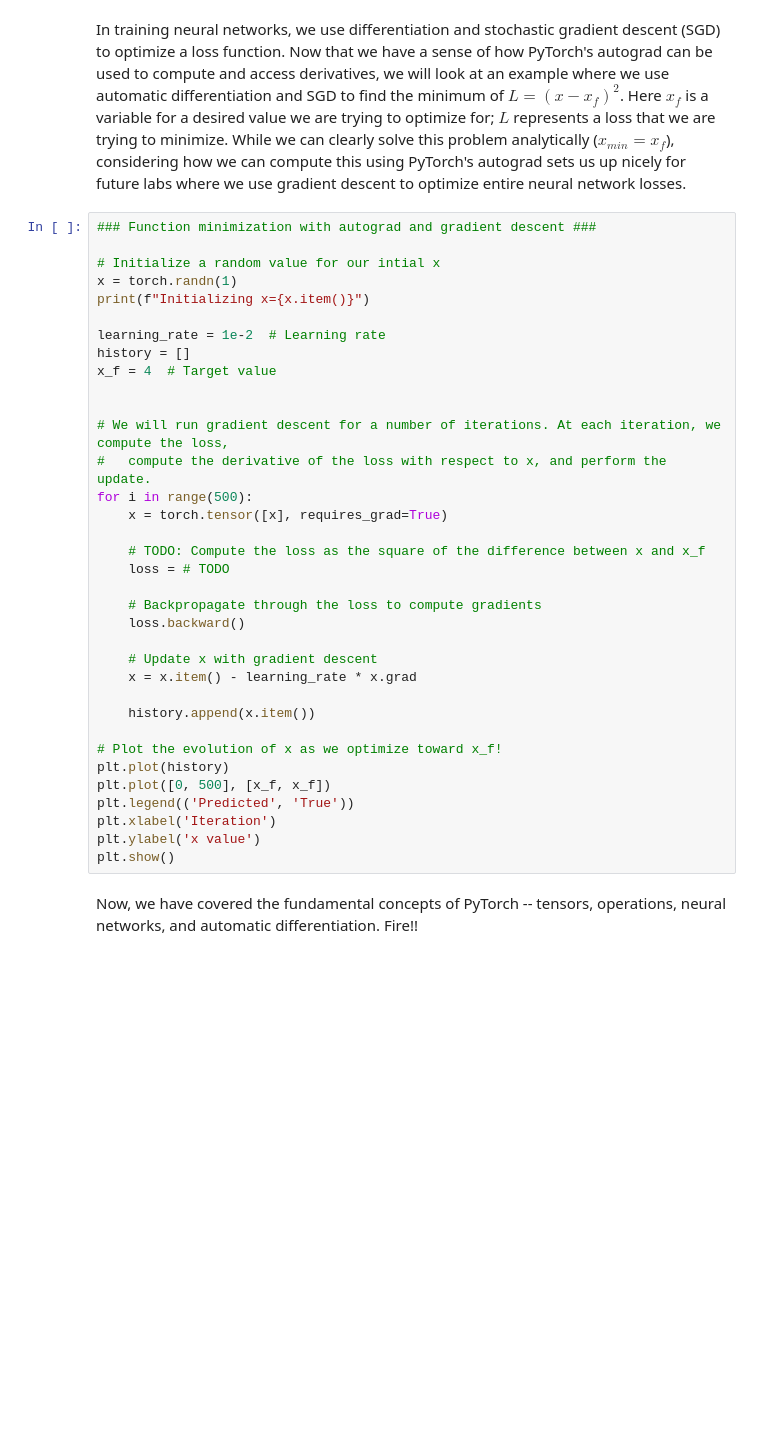
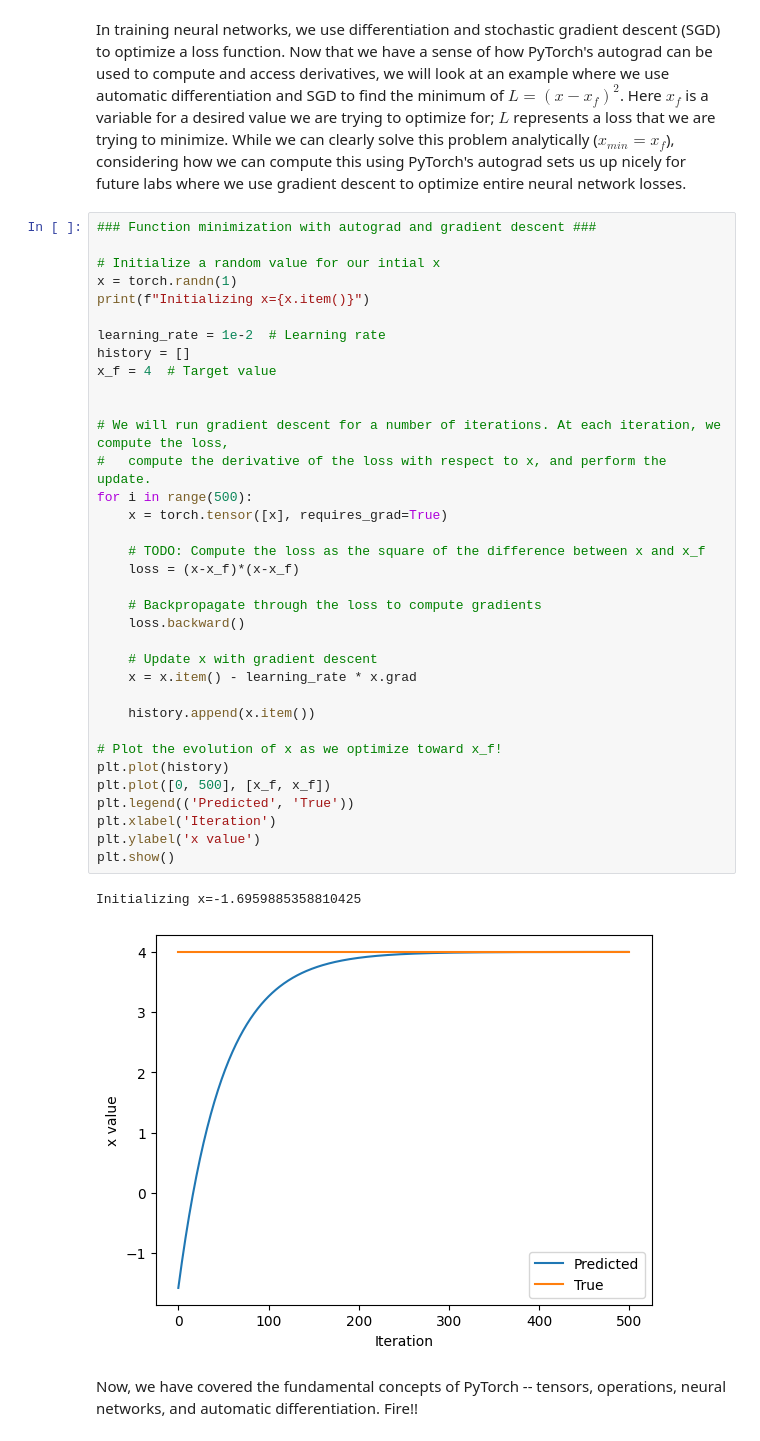
Before and after one commit to rchung07/introtodeeplearning, a Jupyter notebook: lab1/PT_Part1_Intro.ipynb, the cells around one changed output. Saved outputs shown, nothing was run; the diff lists cells and outputs as text; blank space fills up the shorter version.

```diff
--- a/lab1/PT_Part1_Intro.ipynb
+++ b/lab1/PT_Part1_Intro.ipynb
@@ -330,33 +342,36 @@ In training neural networks, we use differentiation and stochastic gradient desc
 x = torch.randn(1)
 print(f"Initializing x={x.item()}")
 
 learning_rate = 1e-2  # Learning rate
 history = []
 x_f = 4  # Target value
 
 
 # We will run gradient descent for a number of iterations. At each iteration, we compute the loss,
 #   compute the derivative of the loss with respect to x, and perform the update.
 for i in range(500):
     x = torch.tensor([x], requires_grad=True)
 
     # TODO: Compute the loss as the square of the difference between x and x_f
-    loss = # TODO
+    loss = (x-x_f)*(x-x_f)
 
     # Backpropagate through the loss to compute gradients
     loss.backward()
 
     # Update x with gradient descent
     x = x.item() - learning_rate * x.grad
 
     history.append(x.item())
 
 # Plot the evolution of x as we optimize toward x_f!
 plt.plot(history)
 plt.plot([0, 500], [x_f, x_f])
 plt.legend(('Predicted', 'True'))
 plt.xlabel('Iteration')
 plt.ylabel('x value')
 plt.show()
+# %% [output]
+Initializing x=-1.6959885358810425
+[figure, added]
 # %% [markdown]
 Now, we have covered the fundamental concepts of PyTorch -- tensors, operations, neural networks, and automatic differentiation. Fire!!
```
Also changed, not shown: parts of 5 cells of this notebook.
